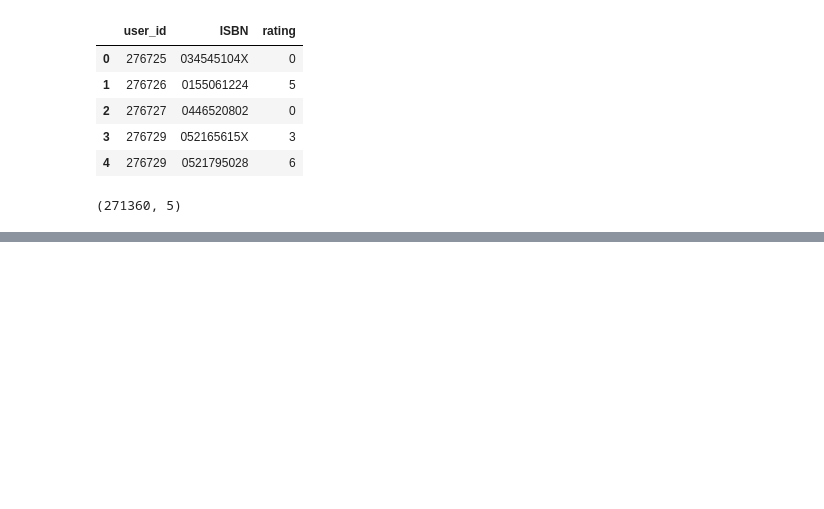
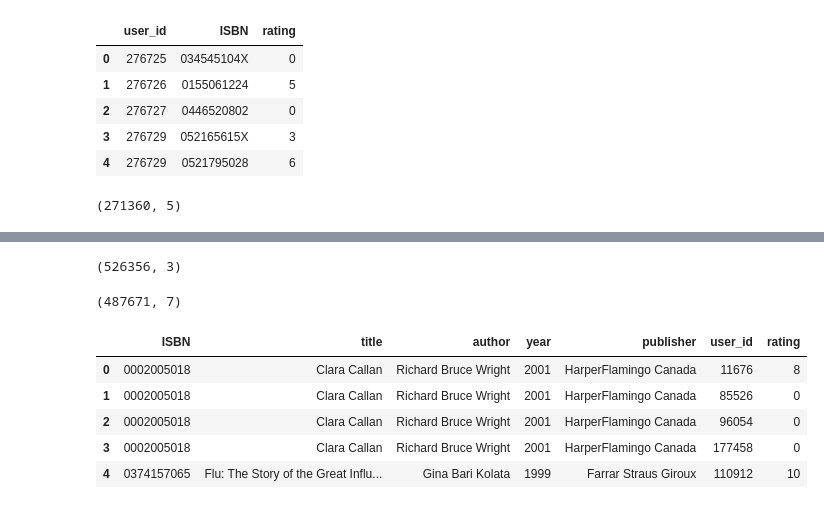
Before and after one commit to kiranbaby14/Machine-Learning-Projects, a Jupyter notebook: Book Recommendation/Book Recommendation.ipynb, the cells around one changed output, grey strips where cells are left out. Drawn from its saved outputs; the diff is of its cells as text; code cells hidden in the pictures; blank space fills up the shorter version.

```diff
--- a/Book Recommendation/Book Recommendation.ipynb
+++ b/Book Recommendation/Book Recommendation.ipynb
@@ -108,0 +109,2 @@ ratings.shape
+# %%
+x = ratings['user_id'].value_counts() > 200
@@ -108,0 +130,23 @@ ratings.shape
+# %%
+y = x[x].index
+# %%
+ratings = ratings[ratings['user_id'].isin(y)]
+# %%
+ratings.shape
+# %% [output]
+(526356, 3)
+# %%
+ratings_with_books = books.merge(ratings, on='ISBN')
+# %%
+ratings_with_books.shape
+# %% [output]
+(487671, 7)
+# %%
+ratings_with_books.head()
+# %% [output]
+|  | ISBN | title | author | year | publisher | user_id | rating |
+| 0 | 0002005018 | Clara Callan | Richard Bruce Wright | 2001 | HarperFlamingo Canada | 11676 | 8 |
+| 1 | 0002005018 | Clara Callan | Richard Bruce Wright | 2001 | HarperFlamingo Canada | 85526 | 0 |
+| 2 | 0002005018 | Clara Callan | Richard Bruce Wright | 2001 | HarperFlamingo Canada | 96054 | 0 |
+| 3 | 0002005018 | Clara Callan | Richard Bruce Wright | 2001 | HarperFlamingo Canada | 177458 | 0 |
+| 4 | 0374157065 | Flu: The Story of the Great Influ... | Gina Bari Kolata | 1999 | Farrar Straus Giroux | 110912 | 10 |
```
Also changed, not shown: parts of 32 cells of this notebook.
